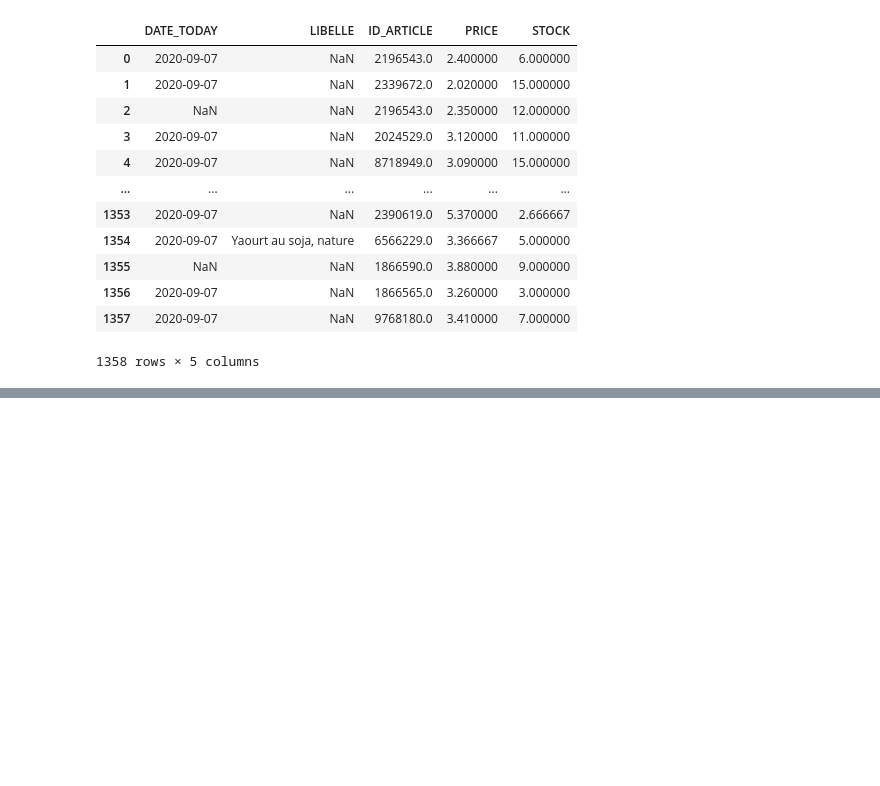
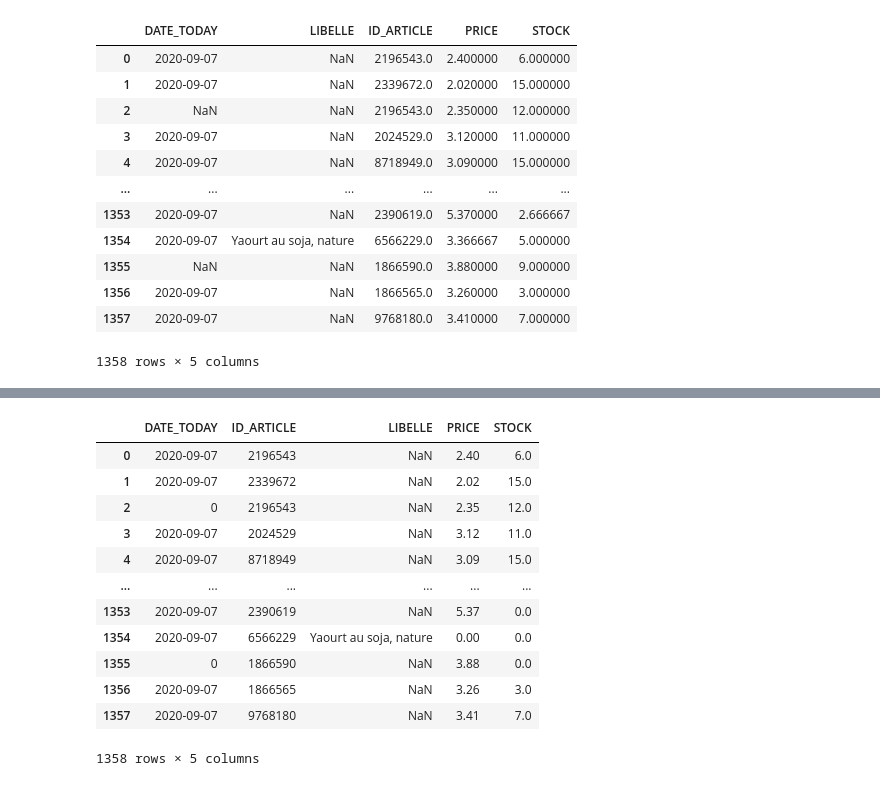
Before and after one commit to Gwen-108/DataQuality_M2, a Jupyter notebook: Exo_1.ipynb, the cells around one changed output, grey strips where cells are left out. Drawn from its saved outputs; the diff is of its cells as text; code cells hidden in the pictures; blank space fills up the shorter version.

```diff
--- a/Exo_1.ipynb
+++ b/Exo_1.ipynb
@@ -236,0 +301,20 @@ df_final
+# %%
+imputer_num = SimpleImputer(strategy="constant", fill_value=0)
+imputer_car=SimpleImputer(strategy="constant", fill_value="0")
+df_0[['PRICE', 'STOCK']] = imputer_num.fit_transform(df[['PRICE', 'STOCK']])
+df_0[['DATE_TODAY', 'ID_ARTICLE']] = imputer_car.fit_transform(df[['DATE_TODAY', 'ID_ARTICLE']])
+df_0
+# %% [output]
+|  | DATE_TODAY | ID_ARTICLE | LIBELLE | PRICE | STOCK |
+| 0 | 2020-09-07 | 2196543 | NaN | 2.40 | 6.0 |
+| 1 | 2020-09-07 | 2339672 | NaN | 2.02 | 15.0 |
+| 2 | 0 | 2196543 | NaN | 2.35 | 12.0 |
+| 3 | 2020-09-07 | 2024529 | NaN | 3.12 | 11.0 |
+| 4 | 2020-09-07 | 8718949 | NaN | 3.09 | 15.0 |
+| ... | ... | ... | ... | ... | ... |
+| 1353 | 2020-09-07 | 2390619 | NaN | 5.37 | 0.0 |
+| 1354 | 2020-09-07 | 6566229 | Yaourt au soja, nature | 0.00 | 0.0 |
+| 1355 | 0 | 1866590 | NaN | 3.88 | 0.0 |
+| 1356 | 2020-09-07 | 1866565 | NaN | 3.26 | 3.0 |
+| 1357 | 2020-09-07 | 9768180 | NaN | 3.41 | 7.0 |
+1358 rows × 5 columns
```
Also changed, not shown: parts of 8 cells of this notebook.
